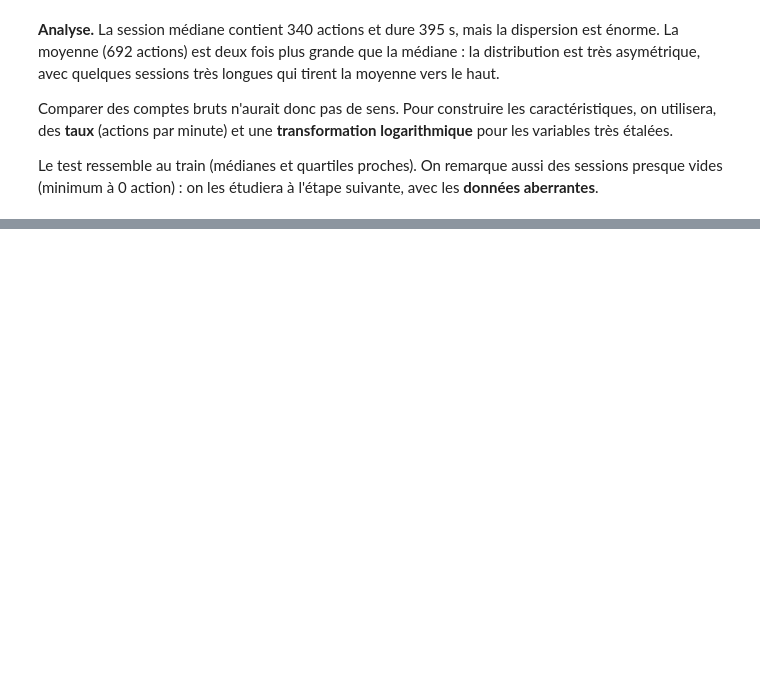
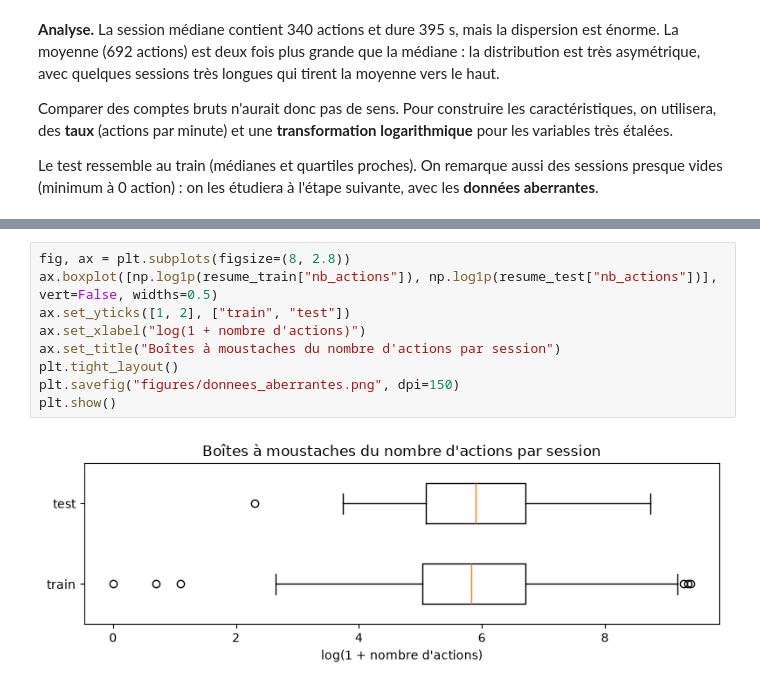
Before and after one commit to AchrafBitar/CopiloteBE, a Jupyter notebook: BE1_identification_utilisateurs.ipynb, the cells around one changed output, grey strips where cells are left out. Drawn from its saved outputs; the diff is of its cells as text; blank space fills up the shorter version.

Commit message:
Nettoyage détection des données aberrantes

```diff
--- a/BE1_identification_utilisateurs.ipynb
+++ b/BE1_identification_utilisateurs.ipynb
@@ -161,0 +203,11 @@ Le test ressemble au train (médianes et quartiles proches). On remarque aussi d
+# %%
+fig, ax = plt.subplots(figsize=(8, 2.8))
+ax.boxplot([np.log1p(resume_train["nb_actions"]), np.log1p(resume_test["nb_actions"])], vert=False, widths=0.5)
+ax.set_yticks([1, 2], ["train", "test"])
+ax.set_xlabel("log(1 + nombre d'actions)")
+ax.set_title("Boîtes à moustaches du nombre d'actions par session")
+plt.tight_layout()
+plt.savefig("figures/donnees_aberrantes.png", dpi=150)
+plt.show()
+# %% [output]
+[figure, added]
```
Also changed, not shown: parts of 4 cells of this notebook.
